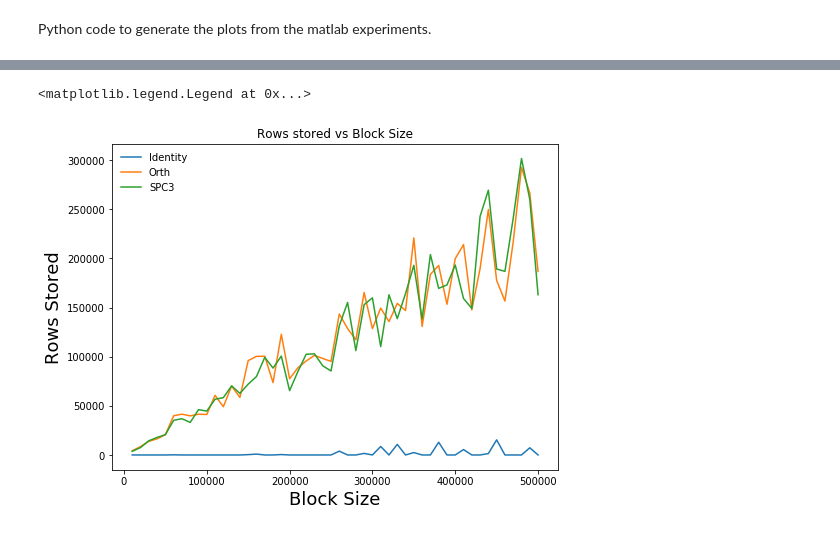
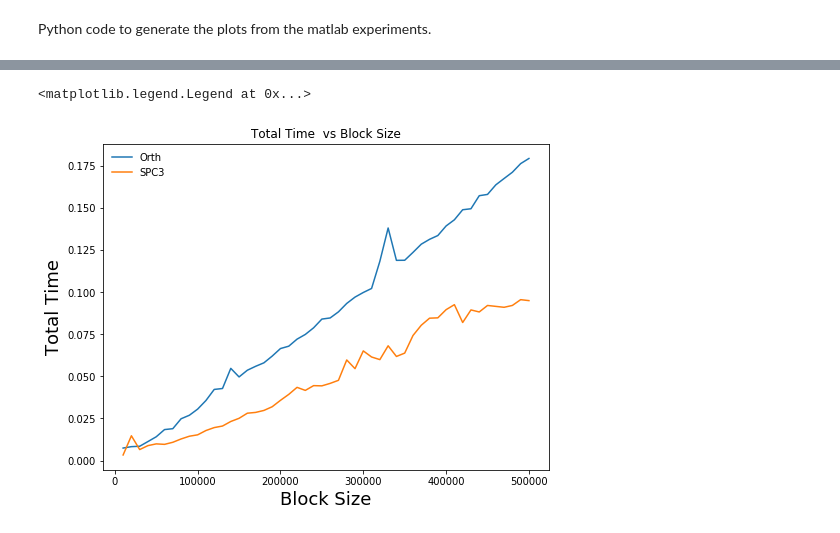
Before and after one commit to c-dickens/stream-summaries-high-lev-rows, a Jupyter notebook: figures/Plots for census experiments.ipynb, the cells around one changed output, grey strips where cells are left out. Saved outputs shown, nothing was run; the diff lists cells and outputs as text; code cells hidden in the pictures.

```diff
--- a/figures/Plots for census experiments.ipynb
+++ b/figures/Plots for census experiments.ipynb
@@ -43,15 +78,17 @@ ax.legend(loc=0, frameon=False)
+# %%
+basis_orth = spio.loadmat('../scripts/census/basis_times/census_condition_spc3_basis_times.mat', squeeze_me=True)
+basis_spc3 = spio.loadmat('../scripts/census/basis_times/census_orth_basis_times.mat', squeeze_me=True)
 # %%
 fig, ax = plt.subplots(figsize=(8,6))
 
-ax.plot( mat_identity['block_sizes'], mat_identity['storage'], label = 'Identity')
-ax.plot( mat_orth['block_sizes'], mat_orth['storage'], label = 'Orth')
-ax.plot( mat_spc3['block_sizes'], mat_spc3['storage'], label = 'SPC3')
+ax.plot( basis_orth['block_sizes'], basis_orth['time_for_basis'], label = 'Orth')
+ax.plot( basis_spc3['block_sizes'], basis_spc3['time_for_basis'], label = 'SPC3')
 #ax.set_yscale('log')
 #ax.set_xscale('log')
-ax.set_ylabel('Rows Stored', fontsize=18)
+ax.set_ylabel('Total Time', fontsize=18)
 ax.set_xlabel('Block Size', fontsize=18)
-ax.set_title("Rows stored vs Block Size")
+ax.set_title("Total Time  vs Block Size")
 ax.legend(loc=0, frameon=False)
 # %% [output]
 <matplotlib.legend.Legend at 0x...>
-[figure, old version]
+[figure, new version]
```
Also changed, not shown: parts of 7 cells of this notebook, 9 other files.
